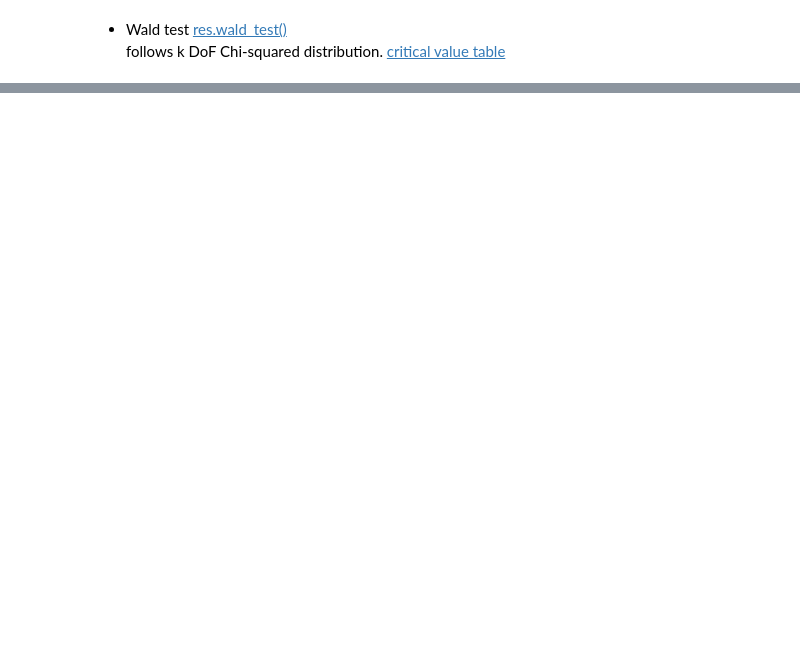
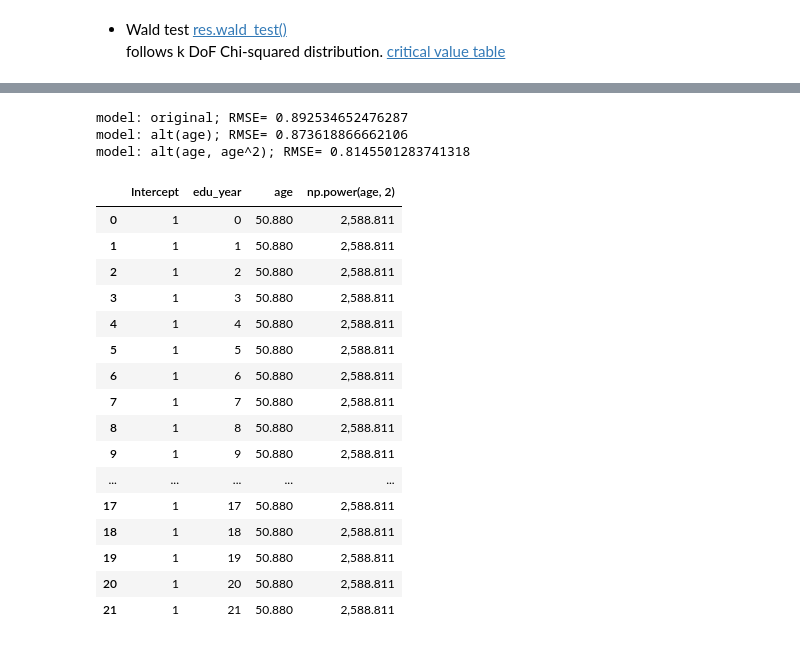
Before and after one commit to SeanJSLee/Teaching_YU_DS_basic_KR, a Jupyter notebook: Lecture_ols.ipynb, the cells around one changed output, grey strips where cells are left out. Cells and saved outputs as stored; diff of their text form; code cells hidden in the pictures; blank space fills up the shorter version.

```diff
--- a/Lecture_ols.ipynb
+++ b/Lecture_ols.ipynb
@@ -198,0 +355,8 @@ print('beta :',beta_hat, '\nbeta 0:',beta_hat[0], '\nbeta 1:',beta_hat[1])
+# %%
+fig, ax = plt.subplots(figsize=(8,8))
+ax.plot(school_means, linestyle='-', marker='o', c='b')
+ax.plot(result.predict(sm.add_constant(range(0,22))) ,linestyle='-', linewidth=2, c='r')
+ax.scatter(df_hps['edu_year'], df_hps['ln_income'], alpha=0.1, s=5, marker='D', c='b')
+
+plt.legend(['CEF', 'Fitted', 'Actual'])
+plt.show
@@ -198,0 +418,41 @@ print('beta :',beta_hat, '\nbeta 0:',beta_hat[0], '\nbeta 1:',beta_hat[1])
+# %%
+print('model: original; RMSE=' , result.mse_resid ** .5)
+print('model: alt(age); RMSE=' , result_alt_age.mse_resid ** .5)
+print('model: alt(age, age^2); RMSE=' , result_alt_age_sq.mse_resid ** .5)
+# %% [output]
+model: original; RMSE= 0.892534652476287
+model: alt(age); RMSE= 0.873618866662106
+model: alt(age, age^2); RMSE= 0.8145501283741318
+# %%
+# 교육연도별 임금평균 - alternative specification
+CEF_income_edu = df_hps.groupby('edu_year')['ln_income'].mean()
+
+
+df_to_predict_age = pd.DataFrame(columns=result_alt_age_sq.params.index)
+# result_alt_age.predict()
+df_to_predict_age['edu_year'] = range(0,22)
+df_to_predict_age['Intercept'] = 1
+df_to_predict_age['age'] = df_hps['age'].mean()
+df_to_predict_age['np.power(age, 2)'] = df_hps['age'].mean() ** 2
+df_to_predict_age
+#
+# result_alt_age.predict(df_to_predict_age[result_alt_age.params.index])
+df_to_predict_age
+# %% [output]
+|  | Intercept | edu_year | age | np.power(age, 2) |
+| 0 | 1 | 0 | 50.880 | 2,588.811 |
+| 1 | 1 | 1 | 50.880 | 2,588.811 |
+| 2 | 1 | 2 | 50.880 | 2,588.811 |
+| 3 | 1 | 3 | 50.880 | 2,588.811 |
+| 4 | 1 | 4 | 50.880 | 2,588.811 |
+| 5 | 1 | 5 | 50.880 | 2,588.811 |
+| 6 | 1 | 6 | 50.880 | 2,588.811 |
+| 7 | 1 | 7 | 50.880 | 2,588.811 |
+| 8 | 1 | 8 | 50.880 | 2,588.811 |
+| 9 | 1 | 9 | 50.880 | 2,588.811 |
+| ... | ... | ... | ... | ... |
+| 17 | 1 | 17 | 50.880 | 2,588.811 |
+| 18 | 1 | 18 | 50.880 | 2,588.811 |
+| 19 | 1 | 19 | 50.880 | 2,588.811 |
+| 20 | 1 | 20 | 50.880 | 2,588.811 |
+| 21 | 1 | 21 | 50.880 | 2,588.811 |
```
Also changed, not shown: parts of 37 cells of this notebook, 3 other files.
